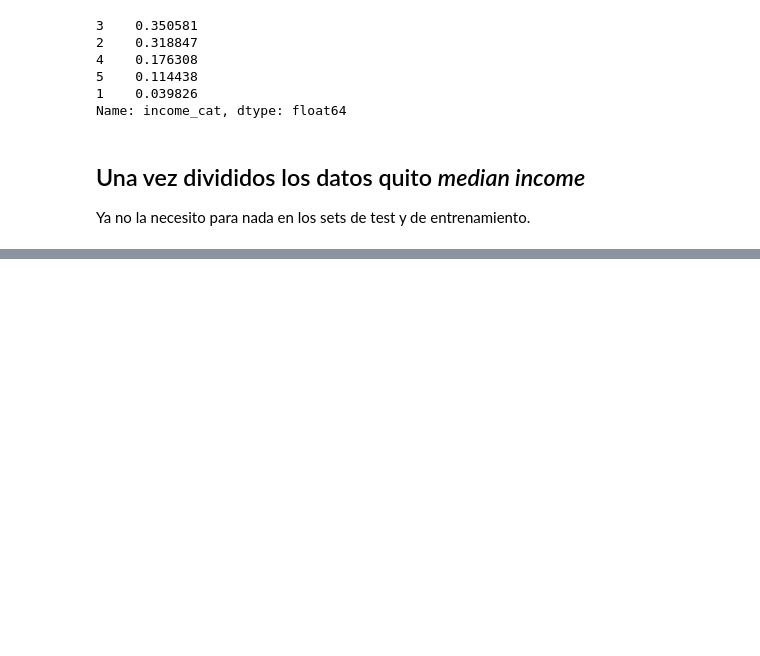
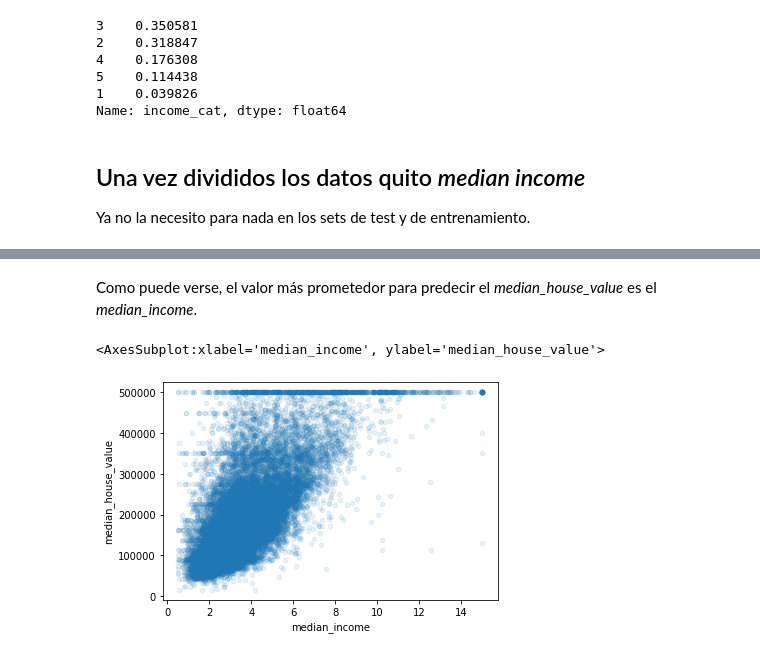
Before and after one commit to rfminguez/homl, a Jupyter notebook: ch-2_housing.ipynb, the cells around one changed output, grey strips where cells are left out. Drawn from its saved outputs; the diff is of its cells as text; code cells hidden in the pictures; blank space fills up the shorter version.

```diff
--- a/ch-2_housing.ipynb
+++ b/ch-2_housing.ipynb
@@ -144,0 +215,10 @@ for set_ in (strat_train_set, strat_test_set):
+# %% [markdown]
+Como puede verse, el valor más prometedor para predecir el *median_house_value* es el *median_income*.
+# %%
+housing.plot(kind = "scatter",
+            x = "median_income",
+            y = "median_house_value",
+            alpha = 0.1)
+# %% [output]
+<AxesSubplot:xlabel='median_income', ylabel='median_house_value'>
+[figure, added]
```
Also changed, not shown: parts of 19 cells of this notebook.
